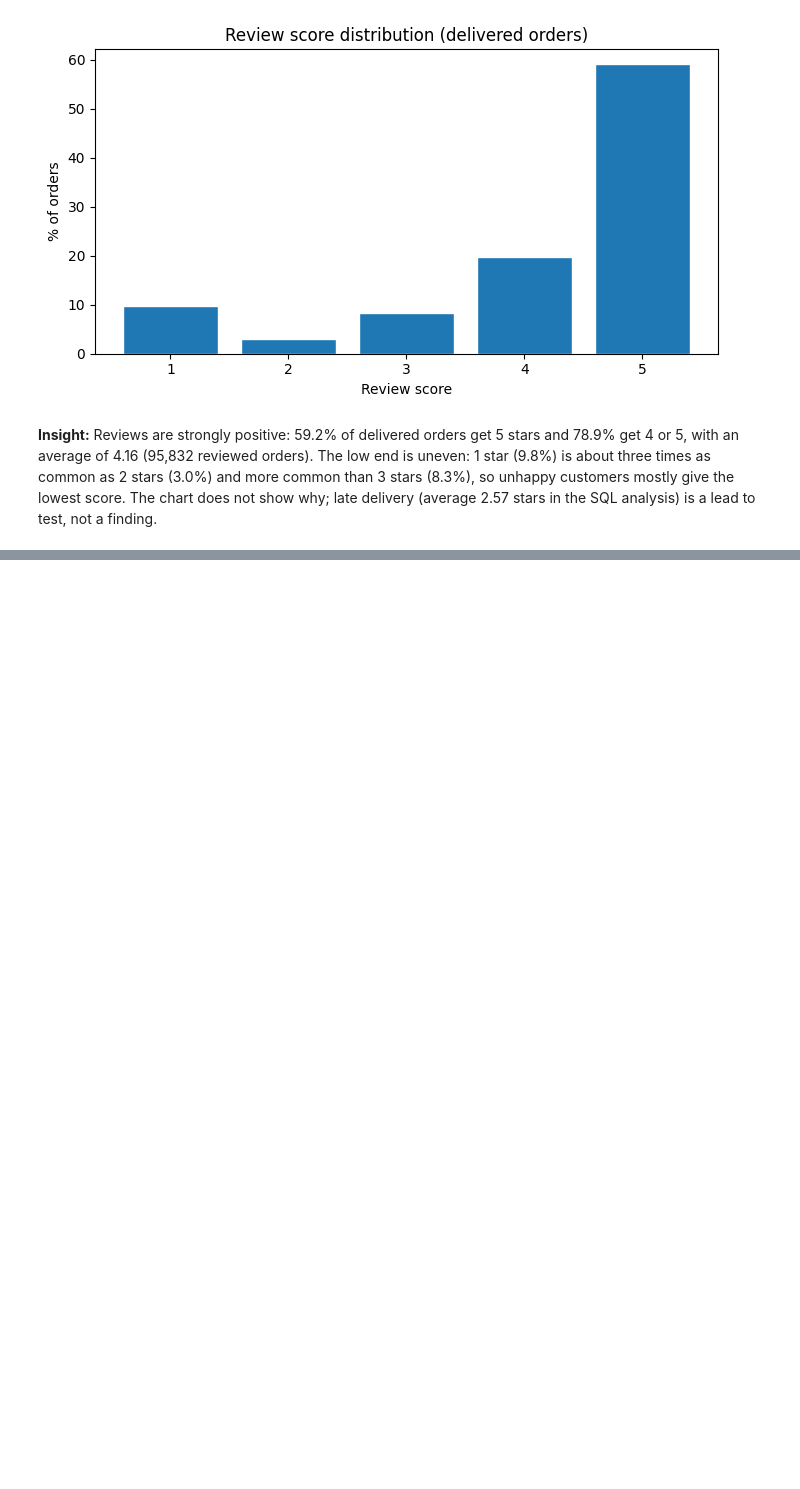
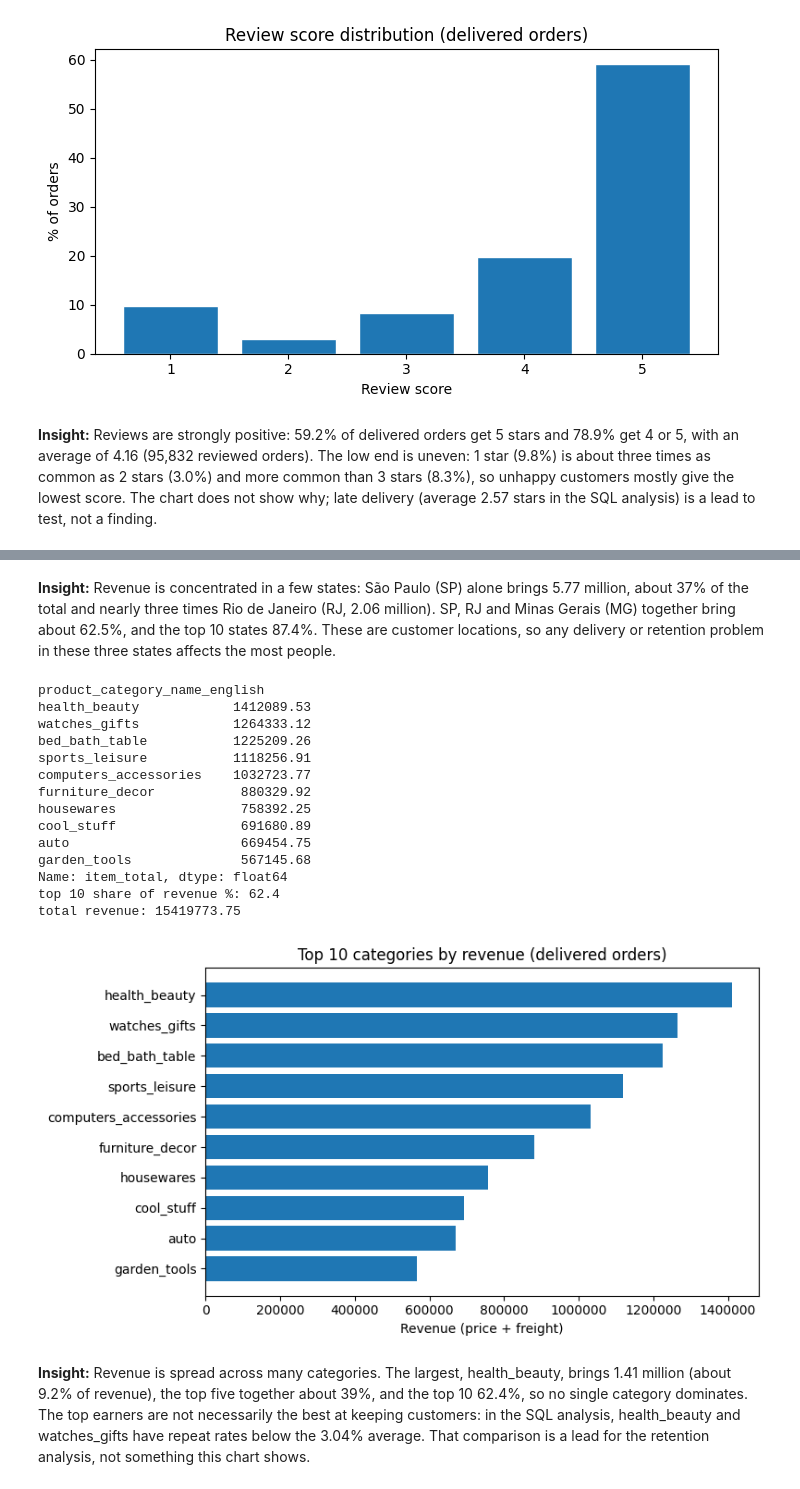
Before and after one commit to karanpatel9725-tech/olist-retention-analytics, a Jupyter notebook: notebooks/01_cleaning_eda.ipynb, the cells around one changed output, grey strips where cells are left out. Saved outputs shown, nothing was run; the diff lists cells and outputs as text; code cells hidden in the pictures; blank space fills up the shorter version.

```diff
--- a/notebooks/01_cleaning_eda.ipynb
+++ b/notebooks/01_cleaning_eda.ipynb
@@ -312,0 +344,49 @@ is a lead to test, not a finding.
+# %% [markdown]
+**Insight:** Revenue is concentrated in a few states: São Paulo (SP) alone brings 5.77 million,
+about 37% of the total and nearly three times Rio de Janeiro (RJ, 2.06 million). SP, RJ and
+Minas Gerais (MG) together bring about 62.5%, and the top 10 states 87.4%. These are customer
+locations, so any delivery or retention problem in these three states affects the most people.
+# %%
+items = (dfs["order_items"]
+         .merge(delivered[["order_id"]], on="order_id")
+         .merge(dfs["products"][["product_id", "product_category_name"]], on="product_id", how="left")
+         .merge(dfs["product_category_translation"], on="product_category_name", how="left"))
+items["item_total"] = items["price"] + items["freight_value"]
+
+by_cat = (items.groupby("product_category_name_english", dropna=False)["item_total"].sum()
+          .sort_values(ascending=False))
+top = by_cat.head(10)
+
+print(top.round(2))
+print("top 10 share of revenue %:", round(100 * top.sum() / by_cat.sum(), 1))
+print("total revenue:", round(by_cat.sum(), 2))
+
+fig, ax = plt.subplots(figsize=(8, 4.5))
+ax.barh(top.index[::-1], top.values[::-1])
+ax.set_title("Top 10 categories by revenue (delivered orders)")
+ax.set_xlabel("Revenue (price + freight)")
+ax.ticklabel_format(axis="x", style="plain")
+plt.tight_layout()
+plt.show()
+# %% [output]
+product_category_name_english
+health_beauty            1412089.53
+watches_gifts            1264333.12
+bed_bath_table           1225209.26
+sports_leisure           1118256.91
+computers_accessories    1032723.77
+furniture_decor           880329.92
+housewares                758392.25
+cool_stuff                691680.89
+auto                      669454.75
+garden_tools              567145.68
+Name: item_total, dtype: float64
+top 10 share of revenue %: 62.4
+total revenue: 15419773.75
+[figure, added]
+# %% [markdown]
+**Insight:** Revenue is spread across many categories. The largest, health_beauty, brings 1.41 million
+(about 9.2% of revenue), the top five together about 39%, and the top 10 62.4%, so no single category
+dominates. The top earners are not necessarily the best at keeping customers: in the SQL analysis,
+health_beauty and watches_gifts have repeat rates below the 3.04% average. That comparison is a lead
+for the retention analysis, not something this chart shows.
```
Also changed, not shown: parts of 1 cell of this notebook.
